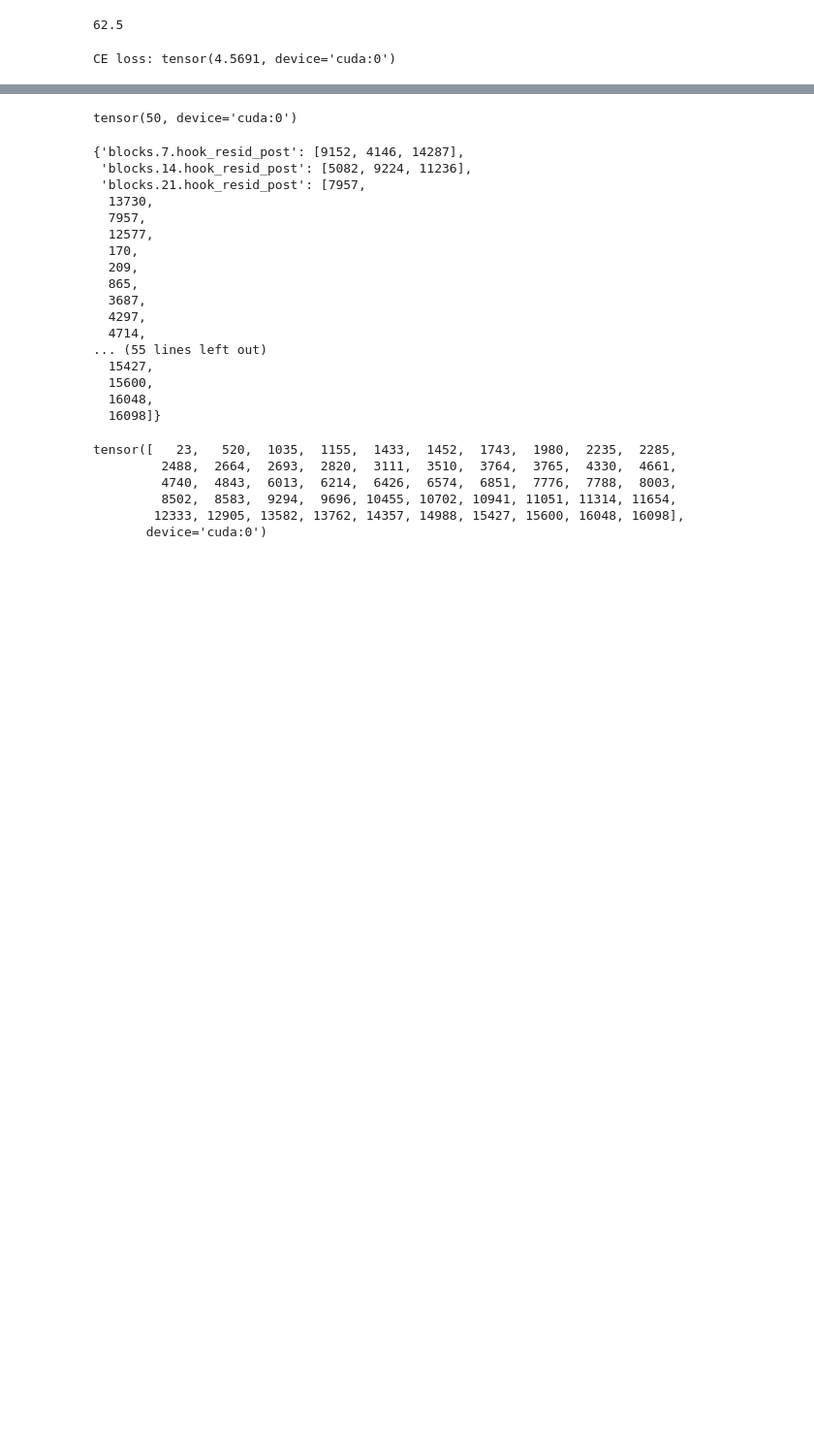
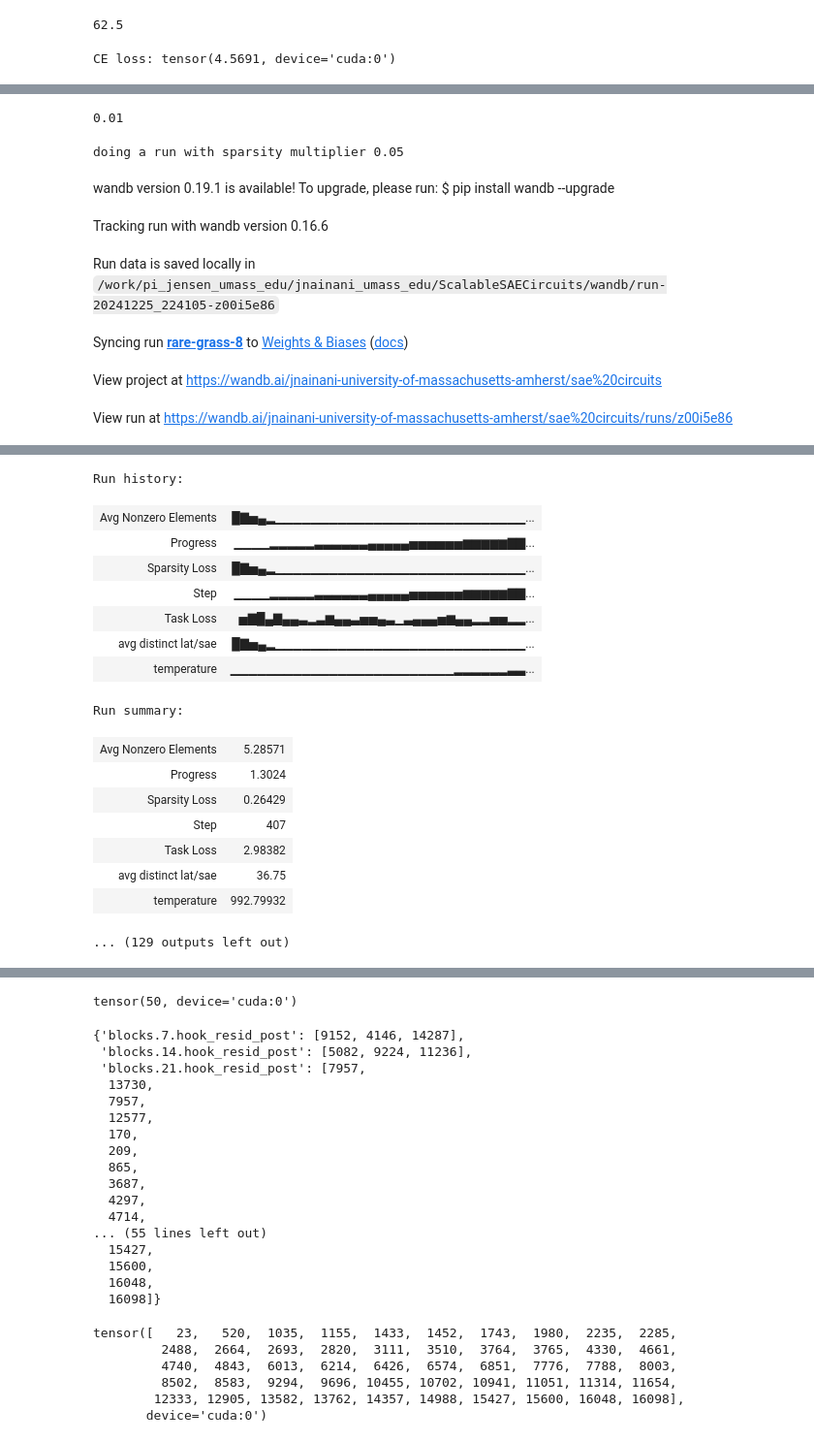
Before and after one commit to NainaniJatinZ/ScalableSAECircuits, a Jupyter notebook: sva.ipynb, the cells around one changed output, grey strips where cells are left out. Shown at 97% size. Saved outputs shown, nothing was run; the diff lists cells and outputs as text; code cells hidden in the pictures; blank space fills up the shorter version.

```diff
--- a/sva.ipynb
+++ b/sva.ipynb
@@ -321,3 +354,3 @@ tensor(3.9535, device='cuda:0', grad_fn=<MeanBackward0>)
 # %%
 for sae in saes:
-    sae.mask = SparseMask(sae.cfg.d_sae, 1.0, seq_len=7).to(device)
+    sae.mask = SparseMask(sae.cfg.d_sae, 1.0, seq_len=example_length).to(device)
@@ -423,7 +448,7 @@ clean_tokens.shape[0]*0.1
 # %% [output]
 62.5
 # %%
-def do_training_run(token_dataset, labels_dataset, sparsity_multiplier, example_length=6, loss_function='ce', per_token_mask=False, use_mask=False, mean_mask=False, distinct_sparsity_multiplier=0):
+def do_training_run(token_dataset, labels_dataset, corr_labels_dataset, sparsity_multiplier, example_length=6, loss_function='ce', per_token_mask=False, use_mask=False, mean_mask=False, distinct_sparsity_multiplier=0):
 
     def logitfn(tokens):
         logits =  model.run_with_hooks(
@@ -530,8 +555,8 @@ def do_training_run(token_dataset, labels_dataset, sparsity_multiplier, example_
 
     total_density = 0
     for sae in saes:
-        mask_dict[sae.cfg.hook_name] = torch.where(torch.sigmoid(sae.mask.mask*10000))[0].tolist()   # rob thinks .view(-1) needed here
-        total_density += torch.sigmoid(sae.mask.mask*10000).sum().item()
+        mask_dict[sae.cfg.hook_name] = torch.where(sae.mask.mask > 0)[1].tolist()   # rob thinks .view(-1) needed here
+        total_density += (sae.mask.mask > 0).sum().item()
     mask_dict["total_density"] = total_density
     mask_dict['avg_density'] = total_density / len(saes)
 
@@ -557,12 +582,32 @@ def do_training_run(token_dataset, labels_dataset, sparsity_multiplier, example_
         loss = F.cross_entropy(last_token_logits, labels)
         return loss
 
+    def eval_logit_diff(batch, clean_labels, corr_labels, logitfn, ratio_trained=10):
+        for sae in saes:
+            sae.mask.ratio_trained = ratio_trained
+        tokens = batch
+        logits = logitfn(tokens)
+        return logit_diff_fn(logits, clean_labels, corr_labels)
+
     with torch.no_grad():
         loss = eval_ce_loss(token_dataset[-1], labels_dataset[-1], masked_logit_fn)
         print("CE loss:", loss)
+        cleanup_cuda()
+        logit_diff = eval_logit_diff(token_dataset[-1], clean_label_tokens[-1], corr_label_tokens[-1], masked_logit_fn)
+        print("Logit Diff:", logit_diff)
+        cleanup_cuda()
 
+    save_path = f"masks/sva/rc/{str(sparsity_multiplier)}_run/"
+    os.makedirs(save_path, exist_ok=True)
     mask_dict['ce_loss'] = loss.item()
+    mask_dict['logit_diff'] = logit_diff.item()
+    faithfulness = logit_diff / (avg_logit_diff/10)
+    mask_dict['faithfulness'] = faithfulness.item()
 
+    for idx, sae in enumerate(saes):
+        mask_path = f"sae_mask_{idx}.pt"
+        torch.save(sae.mask.state_dict(), os.path.join(save_path,mask_path))
+        print(f"Saved mask for SAE {idx} to {mask_path}")
 
-    json.dump(mask_dict, open(f"{str(sparsity_multiplier)}_run.json", "w"))
+    json.dump(mask_dict, open(os.path.join(save_path,f"{str(sparsity_multiplier)}_run.json"), "w"))
 # %%
@@ -592,6 +637,6 @@ with torch.no_grad():
 # %% [output]
 CE loss: tensor(4.5691, device='cuda:0')
 # %%
-do_training_run(clean_tokens, clean_label_tokens, 0.1, example_length=7, loss_function="ce", per_token_mask=True, use_mask=True, mean_mask=True)
+do_training_run(clean_tokens, clean_label_tokens, corr_label_tokens, 0.1, example_length=7, loss_function="ce", per_token_mask=True, use_mask=True, mean_mask=True)
 # %% [output]
 doing a run with sparsity multiplier 0.1
@@ -621,0 +662,23 @@ Run summary:
+# %%
+do_training_run(clean_tokens, clean_label_tokens, corr_label_tokens, 0.1, example_length=7, loss_function="ce", per_token_mask=True, use_mask=True, mean_mask=True)
+# %%
+1/100
+# %% [output]
+0.01
+# %%
+num_runs = 10
+start = 0.05
+end = 1
+step = (end-start)/num_runs
+
+for i in range(num_runs):
+    sparsity_multiplier = start + i*step
+    do_training_run(clean_tokens, clean_label_tokens, corr_label_tokens, sparsity_multiplier, example_length=7, loss_function="ce", per_token_mask=True, use_mask=True, mean_mask=True)
+# %% [output]
+doing a run with sparsity multiplier 0.05
+wandb version 0.19.1 is available! To upgrade, please run: $ pip install wandb --upgrade
+Tracking run with wandb version 0.16.6
+Run data is saved locally in /work/pi_jensen_umass_edu/jnainani_umass_edu/ScalableSAECircuits/wandb/run-20241225_224105-z00i5e86
+Syncing run rare-grass-8 to Weights & Biases (docs)
+View project at https://wandb.ai/jnainani-university-of-massachusetts-amherst/sae%20circuits
+View run at https://wandb.ai/jnainani-university-of-massachusetts-amherst/sae%20circuits/runs/z00i5e86
@@ -621,0 +686,17 @@ Run summary:
+Run history:
+| Avg Nonzero Elements | █▇▅▄▂▁▁▁▁▁▁▁▁▁▁▁▁▁▁▁▁▁▁▁▁▁▁▁▁▁▁▁▁... |
+| Progress | ▁▁▁▁▂▂▂▂▂▃▃▃▃▃▃▄▄▄▄▄▅▅▅▅▅▅▆▆▆▆▆▇▇... |
+| Sparsity Loss | █▇▅▄▂▁▁▁▁▁▁▁▁▁▁▁▁▁▁▁▁▁▁▁▁▁▁▁▁▁▁▁▁... |
+| Step | ▁▁▁▁▂▂▂▂▂▃▃▃▃▃▃▄▄▄▄▄▅▅▅▅▅▅▆▆▆▆▆▇▇... |
+| Task Loss | ▅▇█▄▇▄▄▃▂▃▆▄▄▃▅▅▄▃▁▃▄▄▄▅▆▄▄▂▂▅▅▂▂... |
+| avg distinct lat/sae | █▇▅▄▂▁▁▁▁▁▁▁▁▁▁▁▁▁▁▁▁▁▁▁▁▁▁▁▁▁▁▁▁... |
+| temperature | ▁▁▁▁▁▁▁▁▁▁▁▁▁▁▁▁▁▁▁▁▁▁▁▁▁▂▂▂▂▂▂▃▃... |
+Run summary:
+| Avg Nonzero Elements | 5.28571 |
+| Progress | 1.3024 |
+| Sparsity Loss | 0.26429 |
+| Step | 407 |
+| Task Loss | 2.98382 |
+| avg distinct lat/sae | 36.75 |
+| temperature | 992.79932 |
+... (129 outputs left out)
```
Also changed, not shown: parts of 11 cells of this notebook, 13 other files.
